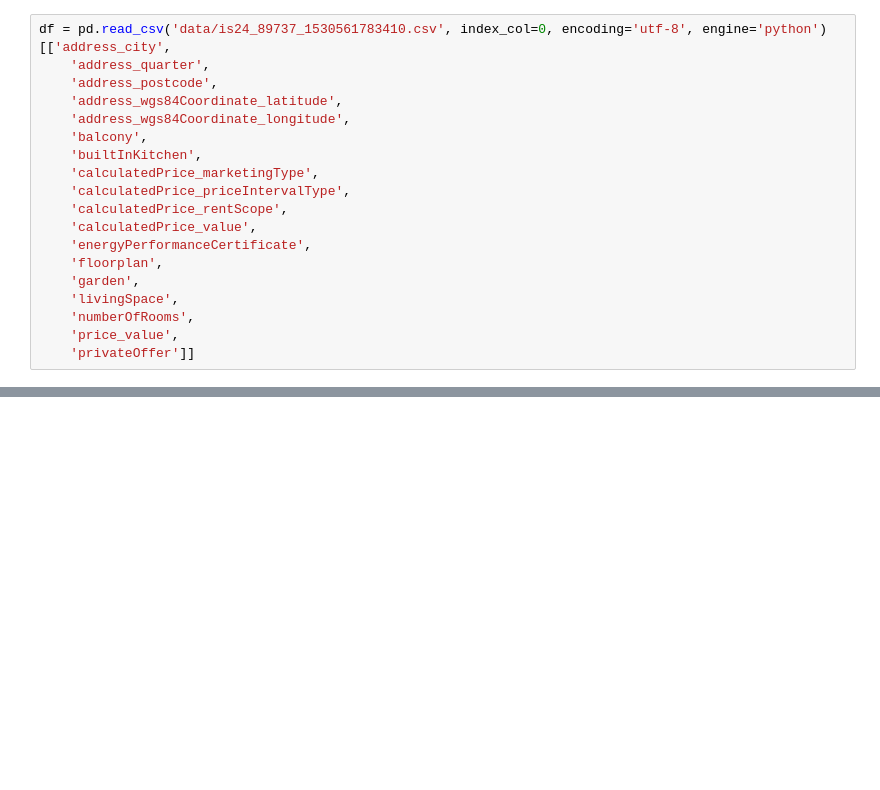
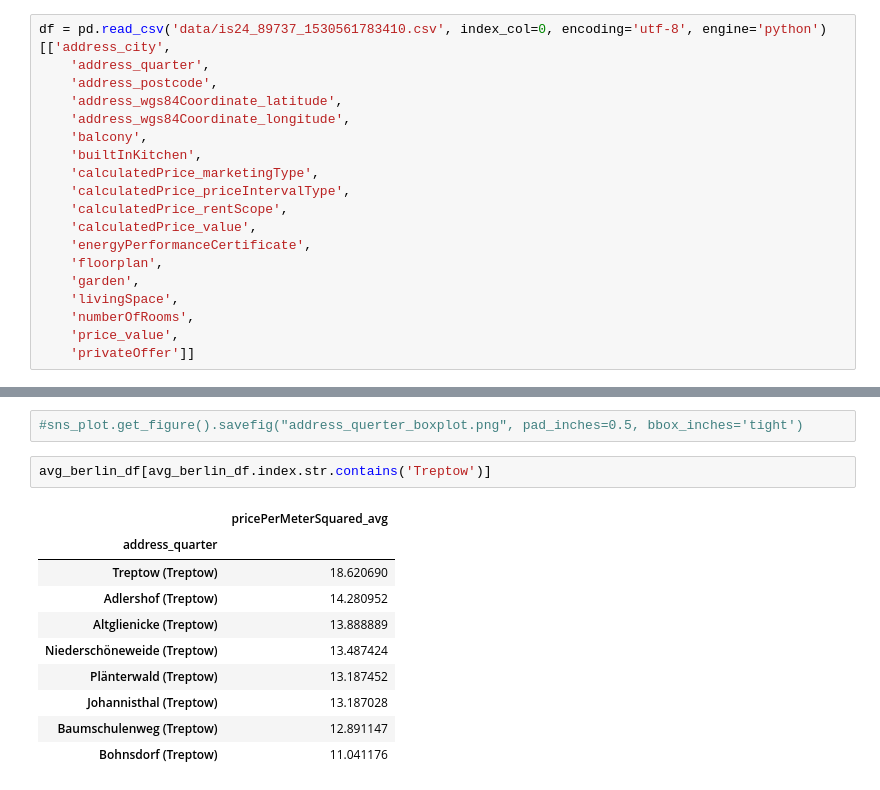
Before and after one commit to shimshir/ds, a Jupyter notebook: is24/is24analisis.ipynb, the cells around one changed output, grey strips where cells are left out. Drawn from its saved outputs; the diff is of its cells as text; blank space fills up the shorter version.

```diff
--- a/is24/is24analisis.ipynb
+++ b/is24/is24analisis.ipynb
@@ -76,0 +78,15 @@ mean_df[:100]
+# %%
+#sns_plot.get_figure().savefig("address_querter_boxplot.png", pad_inches=0.5, bbox_inches='tight')
+# %%
+avg_berlin_df[avg_berlin_df.index.str.contains('Treptow')]
+# %% [output]
+|  | pricePerMeterSquared_avg |
+| address_quarter |  |
+| Treptow (Treptow) | 18.620690 |
+| Adlershof (Treptow) | 14.280952 |
+| Altglienicke (Treptow) | 13.888889 |
+| Niederschöneweide (Treptow) | 13.487424 |
+| Plänterwald (Treptow) | 13.187452 |
+| Johannisthal (Treptow) | 13.187028 |
+| Baumschulenweg (Treptow) | 12.891147 |
+| Bohnsdorf (Treptow) | 11.041176 |
```
Also changed, not shown: parts of 9 cells of this notebook.
